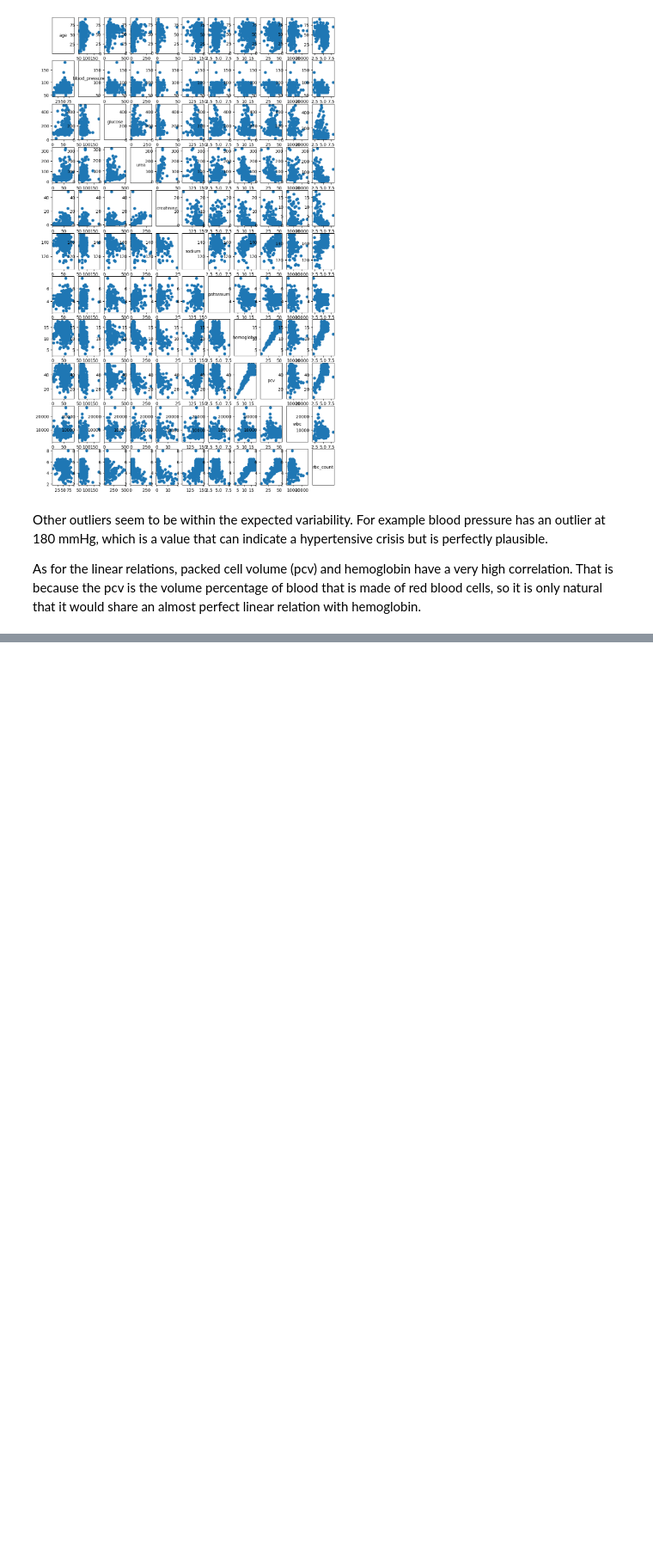
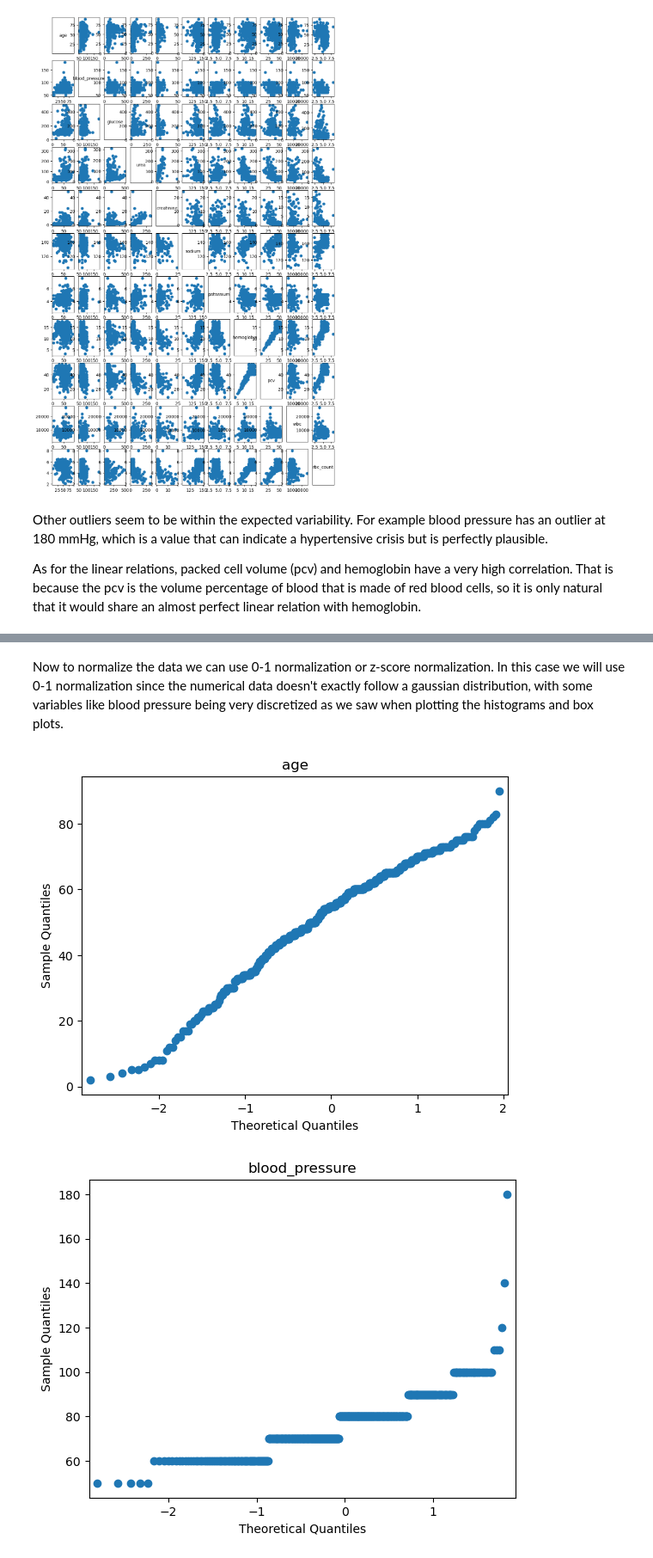
Before and after one commit to andreaperval-gap/SP_FinalProject, a Jupyter notebook: Scientific_Programming.ipynb, the cells around one changed output, grey strips where cells are left out. Shown at 86% size. Cells and saved outputs as stored; diff of their text form; code cells hidden in the pictures; blank space fills up the shorter version.

```diff
--- a/Scientific_Programming.ipynb
+++ b/Scientific_Programming.ipynb
@@ -718,0 +723,17 @@ perfect linear relation with hemoglobin.
+# %% [markdown]
+Now to normalize the data we can use 0-1 normalization or z-score normalization.
+In this case we will use 0-1 normalization since the numerical data
+doesn't exactly follow a gaussian distribution, with some variables like blood
+pressure being very discretized as we saw when plotting the histograms and box plots.
+# %%
+import numpy as np
+import statsmodels.api as sm
+
+# Plots a QQ plot for each numeric variable
+for col in numeric_cols:
+    fig = sm.qqplot(cleaned_df[col])
+    plt.title(col)
+    plt.show()
+# %% [output]
+[figure, added]
+[figure, added]
```
Also changed, not shown: parts of 11 cells of this notebook, 1 other file.
